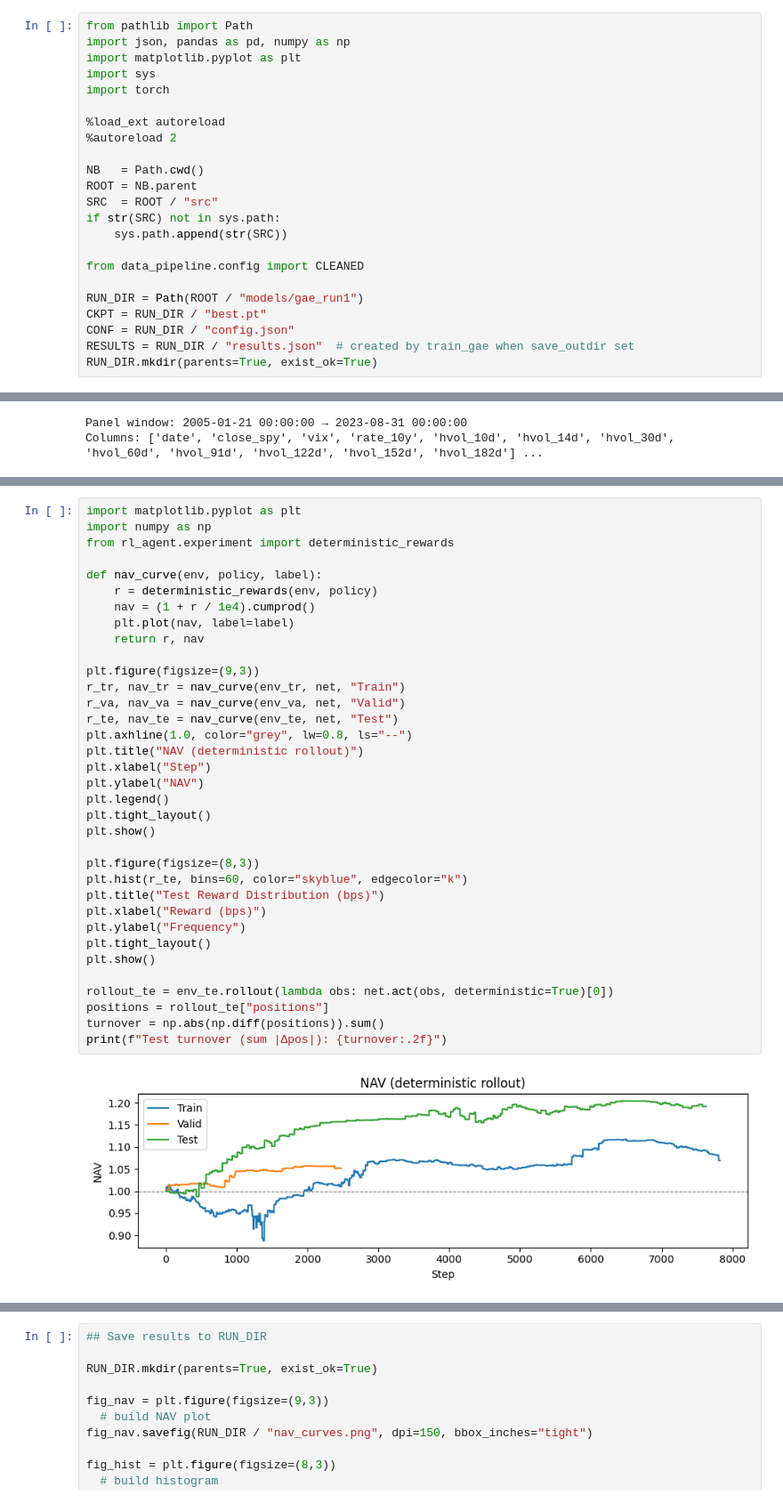
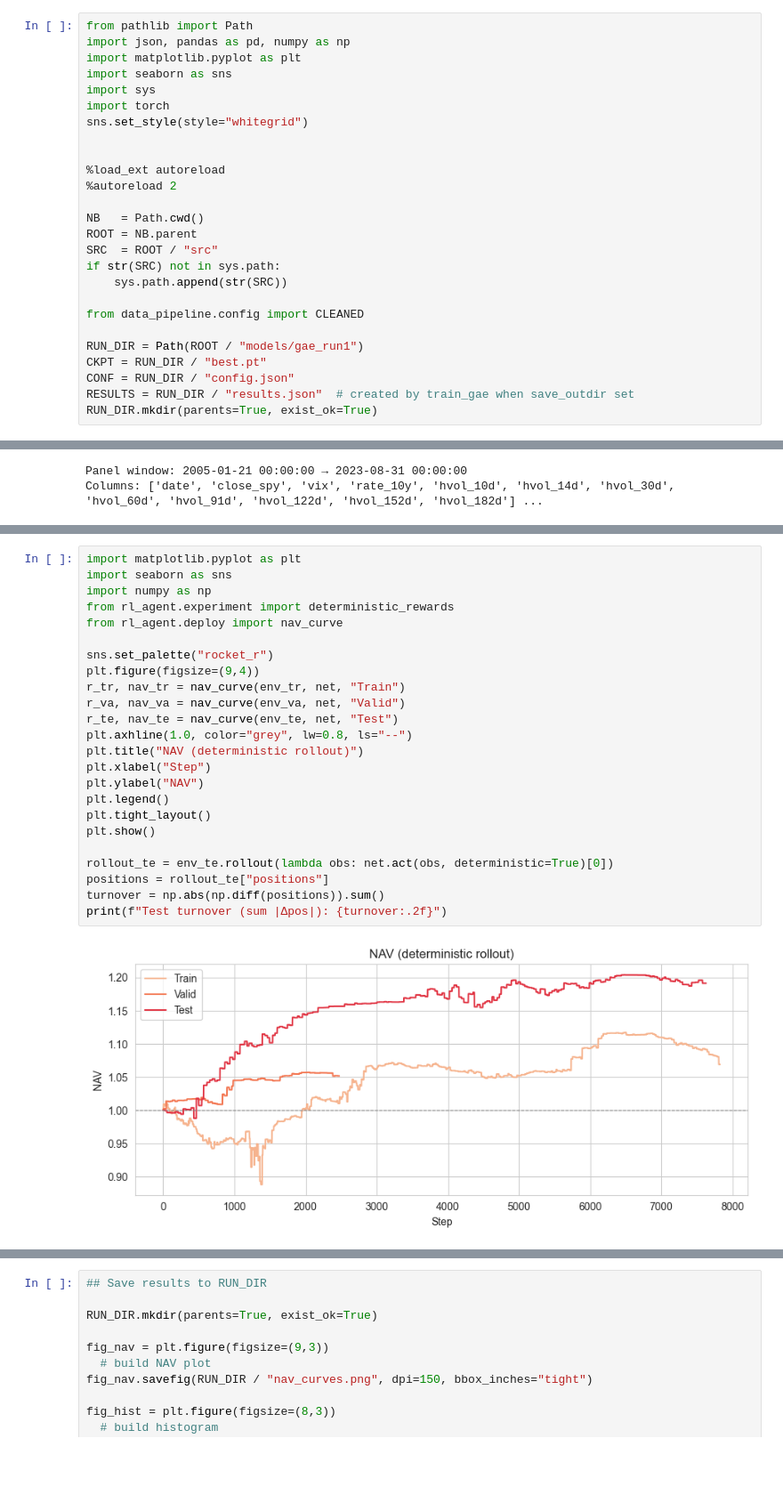
Before and after one commit to li-ruoxi/deep-hedging-rl-forked, a Jupyter notebook: notebooks/04_results.ipynb, the cells around one changed output, grey strips where cells are left out. Shown: that part at 89% size. Saved outputs shown, nothing was run; the diff lists cells and outputs as text; blank space fills up the shorter version.

```diff
--- a/notebooks/04_results.ipynb
+++ b/notebooks/04_results.ipynb
@@ -2,8 +2,11 @@
 from pathlib import Path
 import json, pandas as pd, numpy as np
 import matplotlib.pyplot as plt
+import seaborn as sns
 import sys
 import torch
+sns.set_style(style="whitegrid")
+
 
 %load_ext autoreload
 %autoreload 2
@@ -82,37 +85,26 @@ test_curve  = pd.read_csv(RUN_DIR / "test_bps.csv")["bps"].to_numpy()
 # %%
 import matplotlib.pyplot as plt
+import seaborn as sns
 import numpy as np
 from rl_agent.experiment import deterministic_rewards
+from rl_agent.deploy import nav_curve
 
-def nav_curve(env, policy, label):
-    r = deterministic_rewards(env, policy)
-    nav = (1 + r / 1e4).cumprod()
-    plt.plot(nav, label=label)
-    return r, nav
-
-plt.figure(figsize=(9,3))
+sns.set_palette("rocket_r")
+plt.figure(figsize=(9,4))
 r_tr, nav_tr = nav_curve(env_tr, net, "Train")
 r_va, nav_va = nav_curve(env_va, net, "Valid")
 r_te, nav_te = nav_curve(env_te, net, "Test")
 plt.axhline(1.0, color="grey", lw=0.8, ls="--")
 plt.title("NAV (deterministic rollout)")
 plt.xlabel("Step")
 plt.ylabel("NAV")
 plt.legend()
 plt.tight_layout()
 plt.show()
 
-plt.figure(figsize=(8,3))
-plt.hist(r_te, bins=60, color="skyblue", edgecolor="k")
-plt.title("Test Reward Distribution (bps)")
-plt.xlabel("Reward (bps)")
-plt.ylabel("Frequency")
-plt.tight_layout()
-plt.show()
-
 rollout_te = env_te.rollout(lambda obs: net.act(obs, deterministic=True)[0])
 positions = rollout_te["positions"]
 turnover = np.abs(np.diff(positions)).sum()
 print(f"Test turnover (sum |Δpos|): {turnover:.2f}")
 # %% [output]
-[figure, old version]
+[figure, new version]
```
Also changed, not shown: parts of 13 cells of this notebook, 14 other files.
